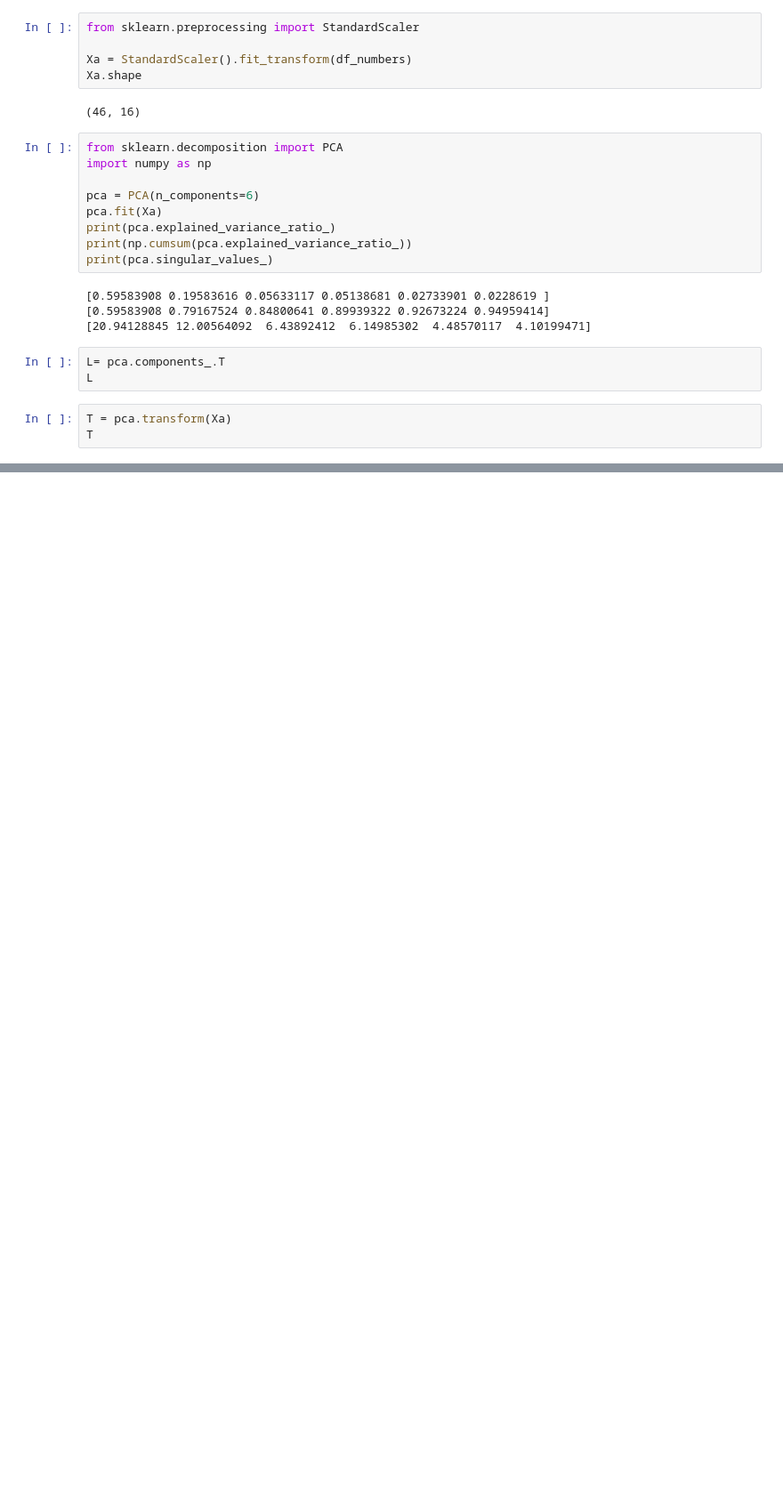
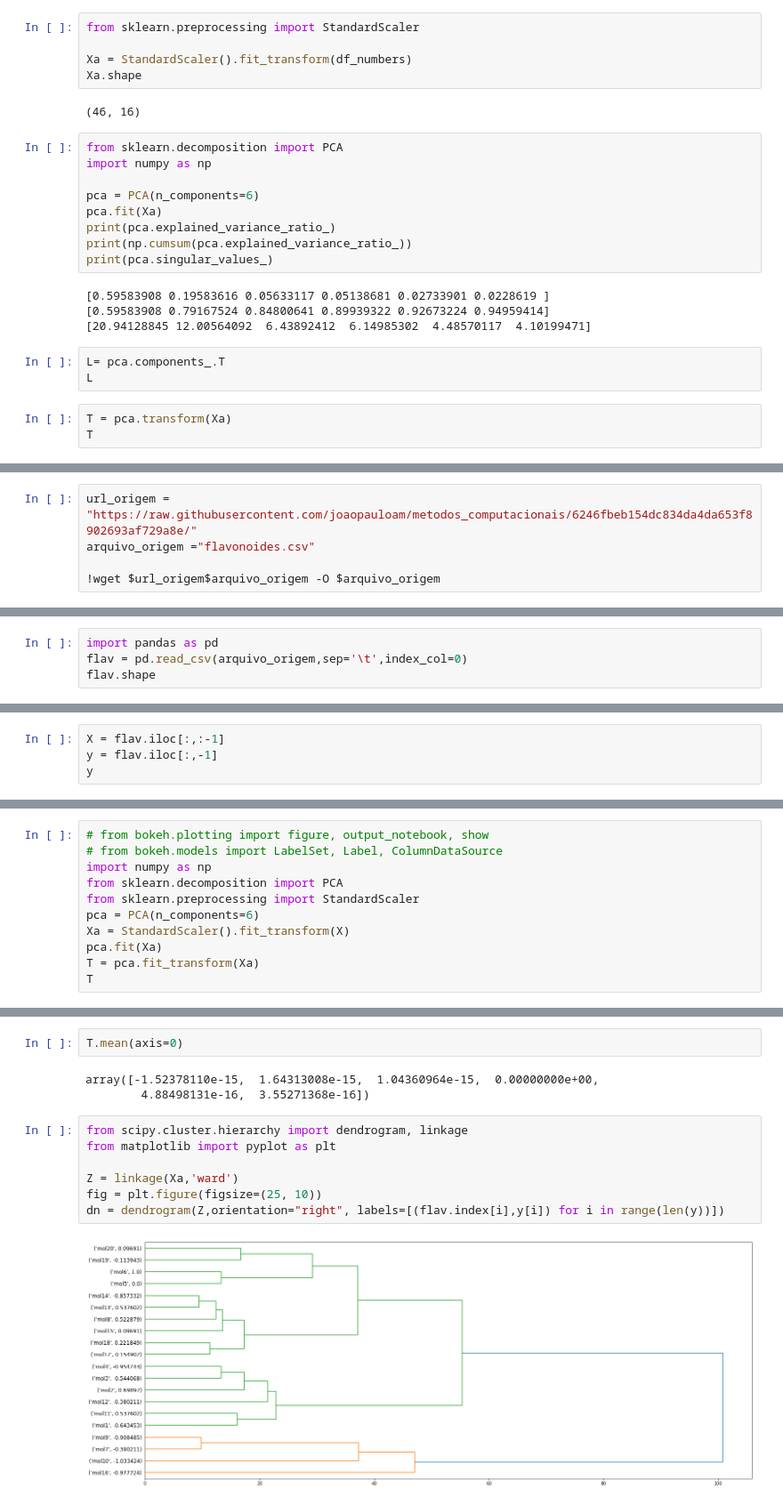
Before and after one commit to valuedriven/dataanalysis, a Jupyter notebook: ml/ml_pca.ipynb, the cells around one changed output, grey strips where cells are left out. Shown at 89% size. Drawn from its saved outputs; the diff is of its cells as text; blank space fills up the shorter version.

```diff
--- a/ml/ml_pca.ipynb
+++ b/ml/ml_pca.ipynb
@@ -84,0 +88,5 @@ fig.show()
+# %%
+url_origem = "https://raw.githubusercontent.com/joaopauloam/metodos_computacionais/6246fbeb154dc834da4da653f8902693af729a8e/"
+arquivo_origem ="flavonoides.csv"
+
+!wget $url_origem$arquivo_origem -O $arquivo_origem
@@ -84,0 +104,4 @@ fig.show()
+# %%
+import pandas as pd
+flav = pd.read_csv(arquivo_origem,sep='\t',index_col=0)
+flav.shape
@@ -84,0 +110,4 @@ fig.show()
+# %%
+X = flav.iloc[:,:-1]
+y = flav.iloc[:,-1]
+y
@@ -84,0 +132,11 @@ fig.show()
+# %%
+# from bokeh.plotting import figure, output_notebook, show
+# from bokeh.models import LabelSet, Label, ColumnDataSource
+import numpy as np
+from sklearn.decomposition import PCA
+from sklearn.preprocessing import StandardScaler
+pca = PCA(n_components=6)
+Xa = StandardScaler().fit_transform(X)
+pca.fit(Xa)
+T = pca.fit_transform(Xa)
+T
@@ -84,0 +157,14 @@ fig.show()
+# %%
+T.mean(axis=0)
+# %% [output]
+array([-1.52378110e-15,  1.64313008e-15,  1.04360964e-15,  0.00000000e+00,
+        4.88498131e-16,  3.55271368e-16])
+# %%
+from scipy.cluster.hierarchy import dendrogram, linkage
+from matplotlib import pyplot as plt
+
+Z = linkage(Xa,'ward')
+fig = plt.figure(figsize=(25, 10))
+dn = dendrogram(Z,orientation="right", labels=[(flav.index[i],y[i]) for i in range(len(y))])
+# %% [output]
+[figure, added]
```
Also changed, not shown: parts of 6 cells of this notebook.
